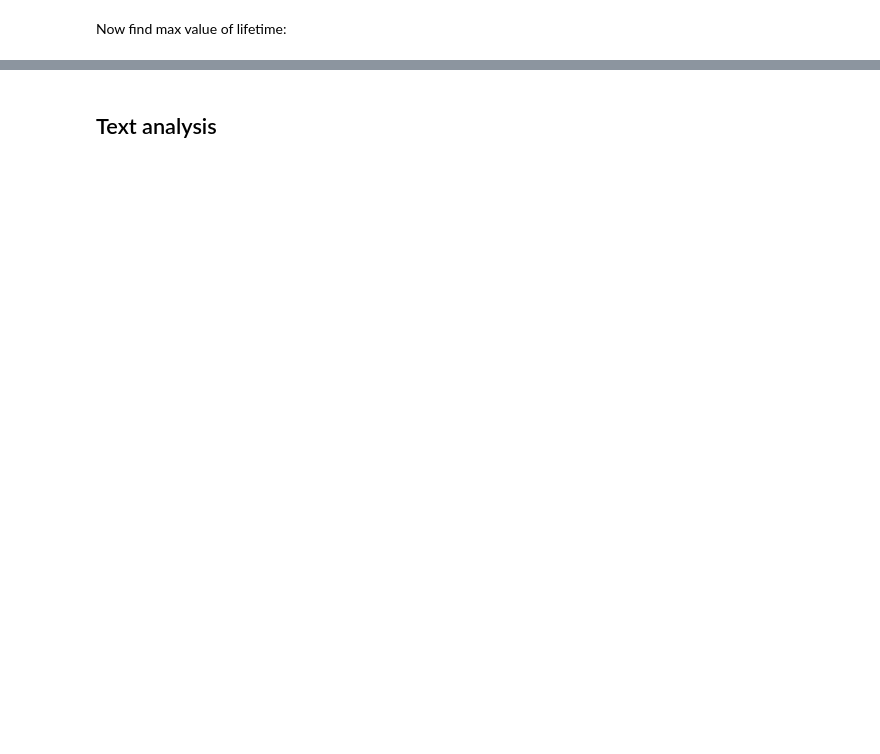
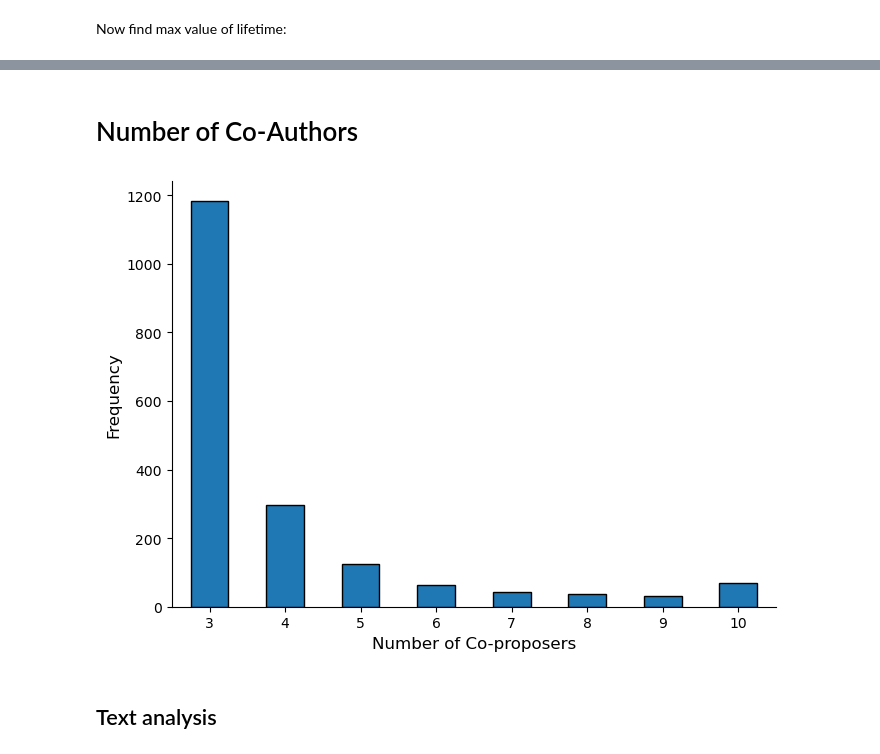
Before and after one commit to mcp656/ISDS-2024, a Jupyter notebook: Project/Borgerforslag 5 - Visualisation.ipynb, the cells around one changed output, grey strips where cells are left out. Cells and saved outputs as stored; diff of their text form; code cells hidden in the pictures; blank space fills up the shorter version.

```diff
--- a/Project/Borgerforslag 5 - Visualisation.ipynb
+++ b/Project/Borgerforslag 5 - Visualisation.ipynb
@@ -355,3 +391,46 @@ max_lifetime
+# %% [markdown]
+# Number of Co-Authors
+# %%
+import pandas as pd
+import matplotlib.pyplot as plt
+import os
+
+# Assuming loaded_df is already available as a pandas DataFrame
+# If loaded_df is not yet defined, you would load your dataset first, for example:
+# loaded_df = pd.read_csv('your_dataset.csv')
+
+# Create a new dataset based on loaded_df
+new_df = loaded_df.copy()
+
+# Generate a bar plot for the variable "Num Coauthors"
+plt.figure(figsize=(7, 5))
+new_df['Num Coauthors'].value_counts().sort_index().plot(kind='bar', edgecolor='black')
+
+# Increase font size to 12 for labels
+plt.xlabel('Number of Co-proposers', fontsize=12)
+plt.ylabel('Frequency', fontsize=12)
+
+# Rotate x-axis labels 90 degrees clockwise
+plt.xticks(rotation=0)
+
+# Remove grid lines
+plt.grid(False)
+
+# Remove top and right spines
+ax = plt.gca()
+ax.spines['top'].set_visible(False)
+ax.spines['right'].set_visible(False)
+
+# Adjust layout to prevent clipping
+plt.tight_layout()
+
+# Save the plot as a PDF
+output_path = os.path.join(output_dir, "num_coauthors_plot.pdf")
+plt.savefig(output_path)
+
+plt.show()
+# %% [output]
+[figure, added]
 # %% [markdown]
 ## Text analysis
 # %%
```
Also changed, not shown: parts of 31 cells of this notebook, 16 other files.
